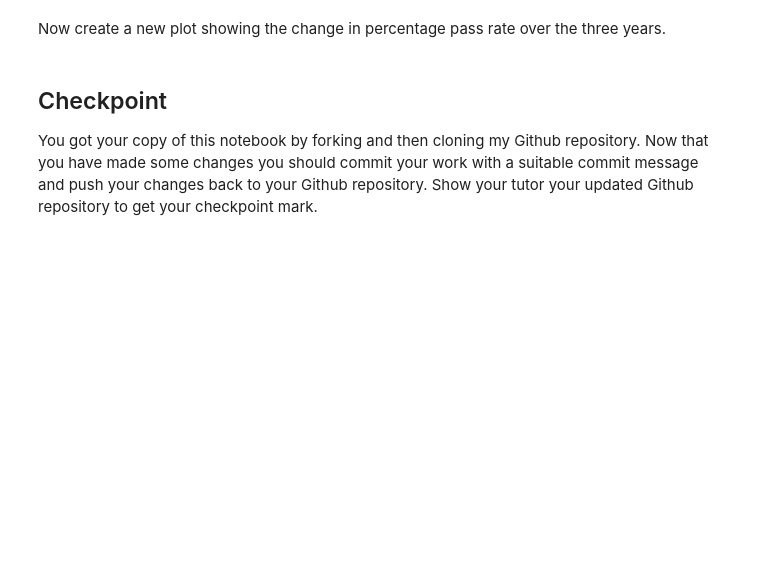
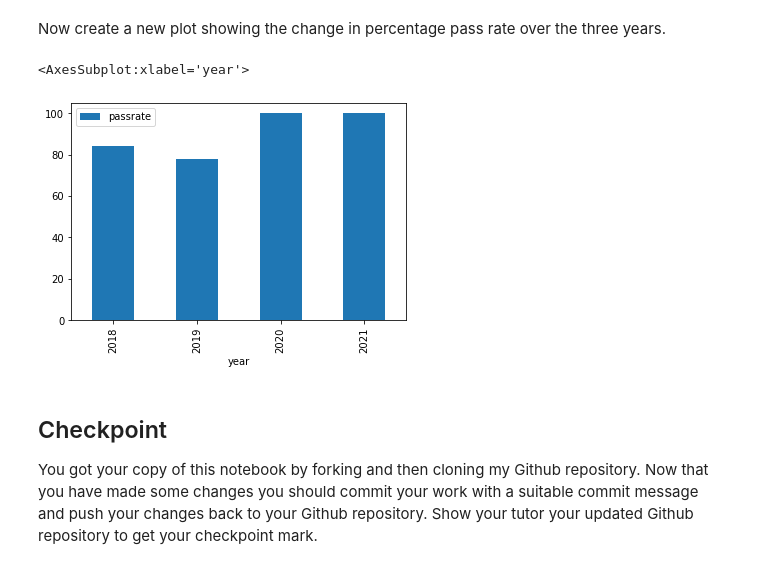
Before and after one commit to fuleshwari13/Practical-Workshops, a Jupyter notebook: Workshop Week 1.ipynb, the cells around one changed output. Drawn from its saved outputs; the diff is of its cells as text; code cells hidden in the pictures; blank space fills up the shorter version.

```diff
--- a/Workshop Week 1.ipynb
+++ b/Workshop Week 1.ipynb
@@ -138,6 +175,10 @@ classdata
 Now create a new plot showing the change in percentage pass rate over the three years.
 # %%
 # your code here
+classdata.plot(kind='bar', x='year', y='passrate')
+# %% [output]
+<AxesSubplot:xlabel='year'>
+[figure, added]
 # %% [markdown]
 ## Checkpoint
 
```
Also changed, not shown: parts of 9 cells of this notebook.
